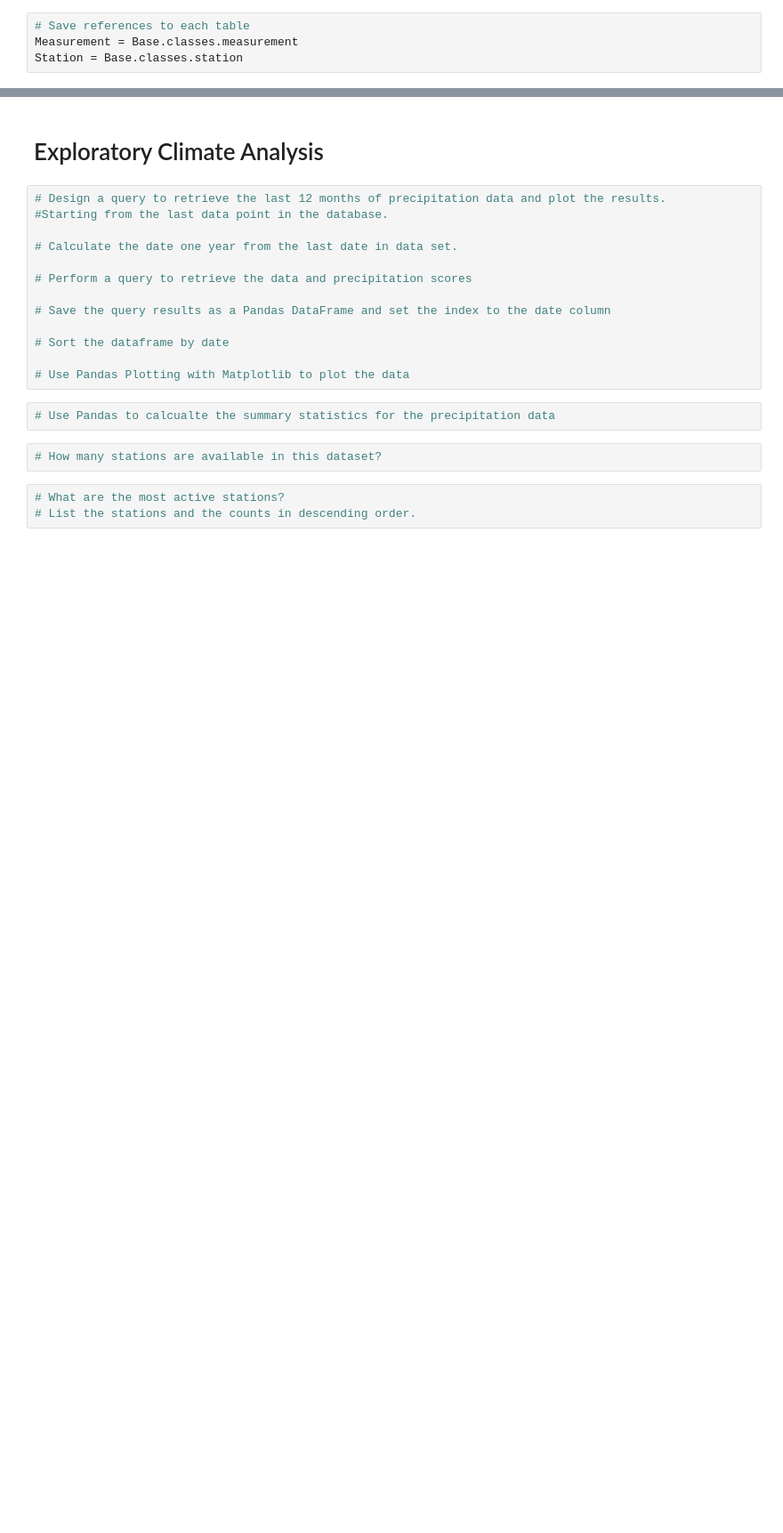
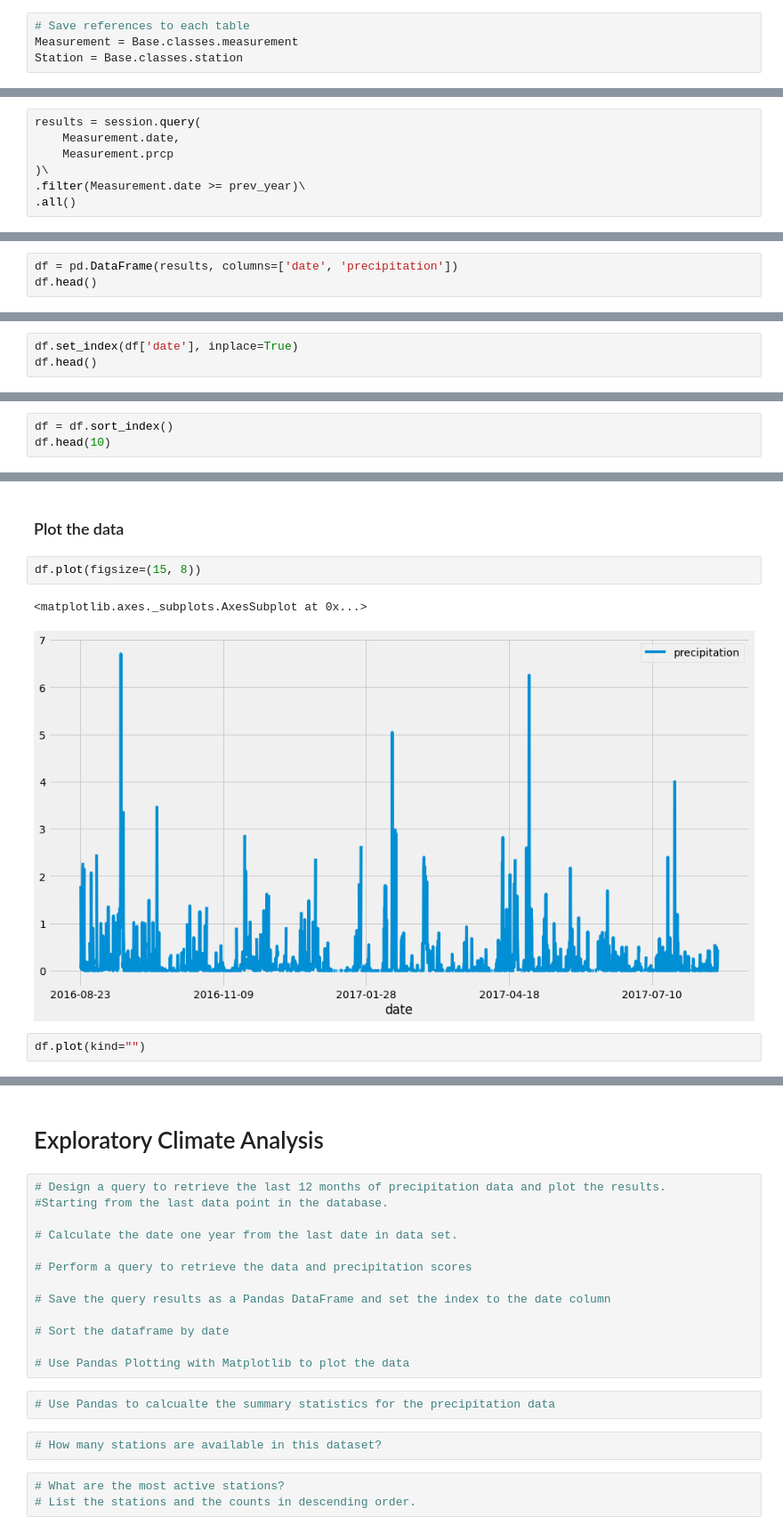
Before and after one commit to Simon-Xu-Lan/surfs_up, a Jupyter notebook: climate_analysis.ipynb, the cells around one changed output, grey strips where cells are left out. Shown at 89% size. Drawn from its saved outputs; the diff is of its cells as text; blank space fills up the shorter version.

```diff
--- a/climate_analysis.ipynb
+++ b/climate_analysis.ipynb
@@ -36,0 +130,7 @@ Station = Base.classes.station
+# %%
+results = session.query(
+    Measurement.date,
+    Measurement.prcp
+)\
+.filter(Measurement.date >= prev_year)\
+.all()
@@ -36,0 +141,3 @@ Station = Base.classes.station
+# %%
+df = pd.DataFrame(results, columns=['date', 'precipitation'])
+df.head()
@@ -36,0 +156,3 @@ Station = Base.classes.station
+# %%
+df.set_index(df['date'], inplace=True)
+df.head()
@@ -36,0 +213,3 @@ Station = Base.classes.station
+# %%
+df = df.sort_index()
+df.head(10)
@@ -36,0 +229,9 @@ Station = Base.classes.station
+# %% [markdown]
+### Plot the data
+# %%
+df.plot(figsize=(15, 8))
+# %% [output]
+<matplotlib.axes._subplots.AxesSubplot at 0x...>
+[figure, added]
+# %%
+df.plot(kind="")
```
Also changed, not shown: parts of 44 cells of this notebook.
